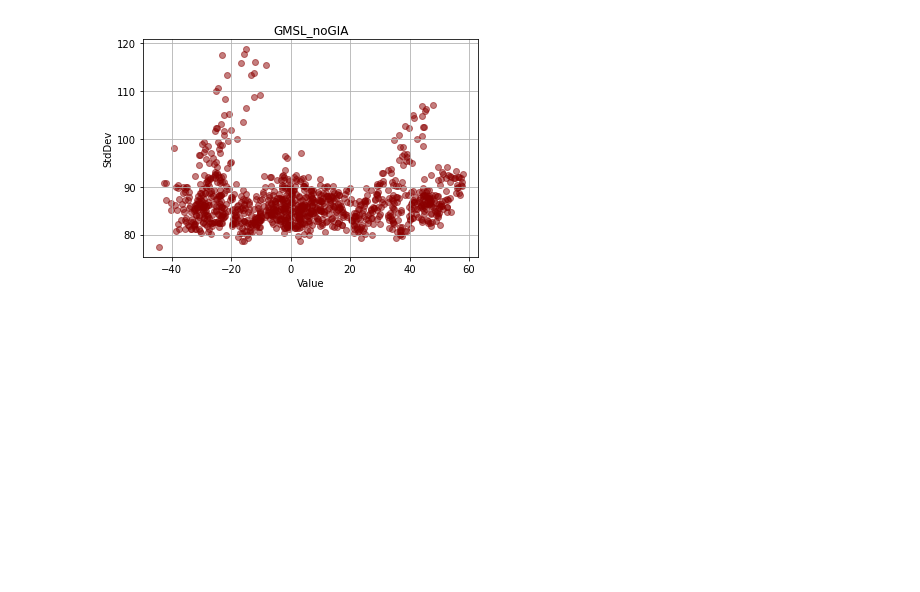
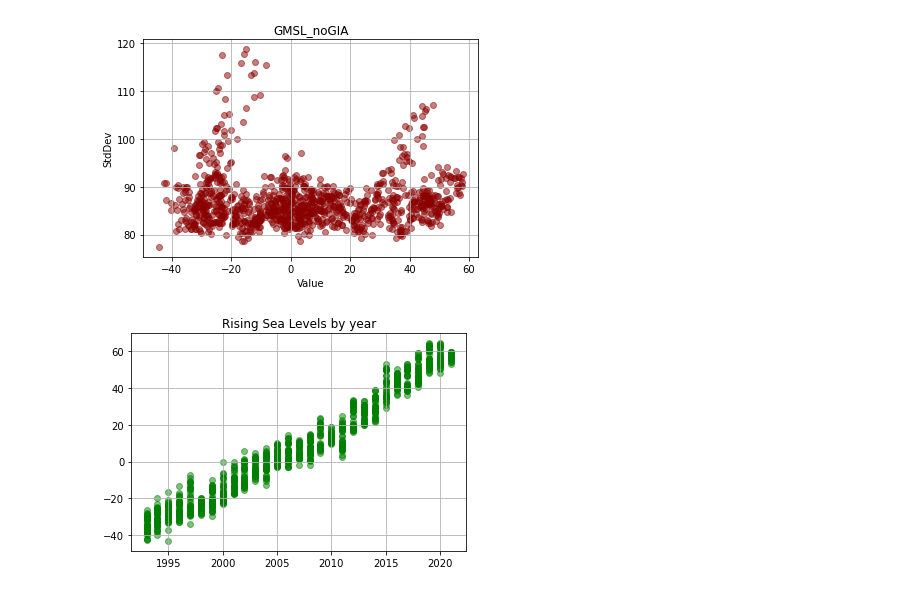
Before and after one commit to Dmccullor/climate_change_gp, a Jupyter notebook: sea_level.ipynb, the cells around one changed output. Saved outputs shown, nothing was run; the diff lists cells and outputs as text; code cells hidden in the pictures; blank space fills up the shorter version.

```diff
--- a/sea_level.ipynb
+++ b/sea_level.ipynb
@@ -152,3 +152,10 @@ plt.grid()
 plt.show()
 # %% [output]
 [figure]
+# %%
+plt.scatter(sealevel_df.Year, sealevel_df.GMSL_GIA, color='green', alpha=0.5)
+plt.title('Rising Sea Levels by Year')
+plt.grid()
+plt.show()
+# %% [output]
+[figure, added]
```
Also changed, not shown: parts of 1 cell of this notebook, 21 other files.
